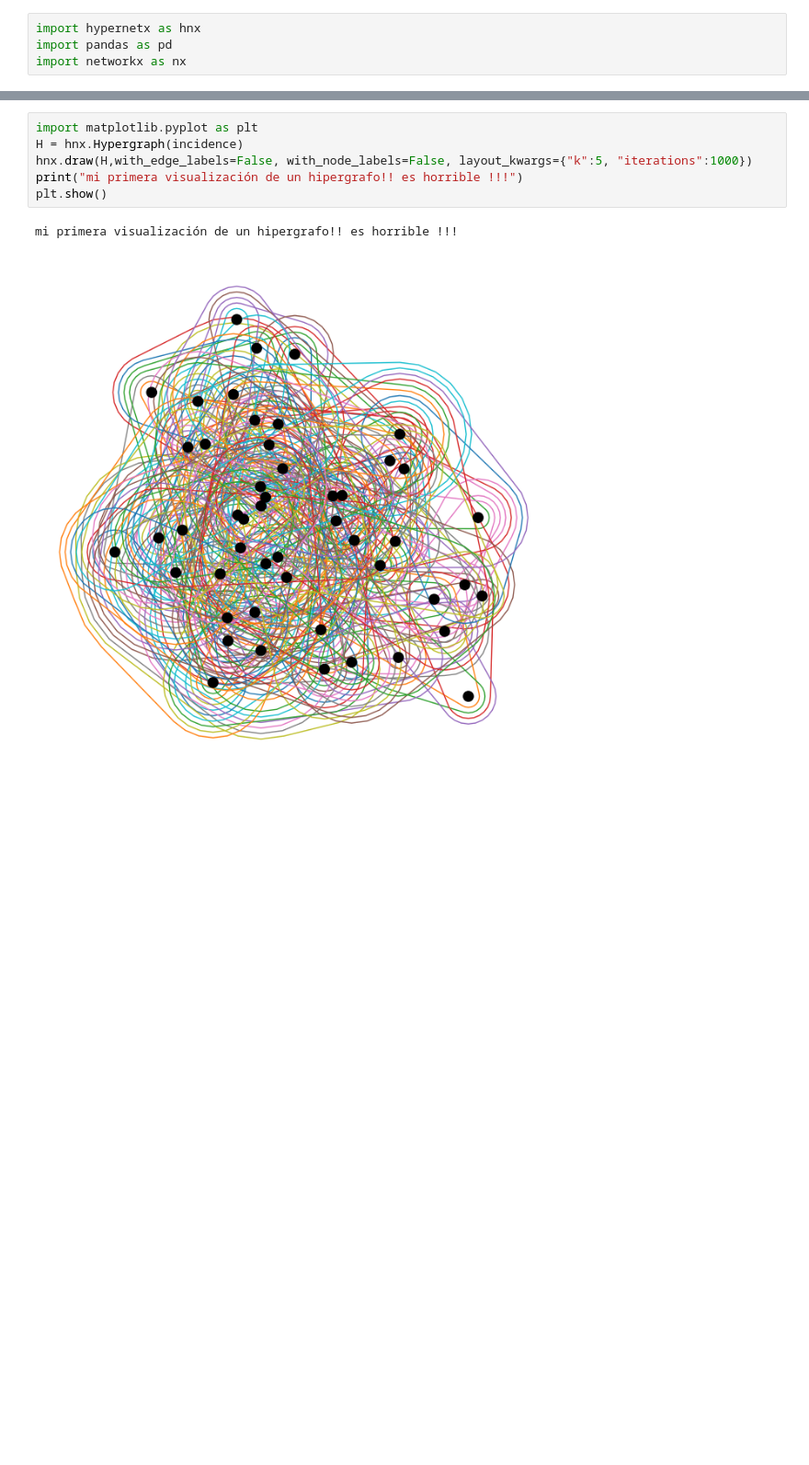
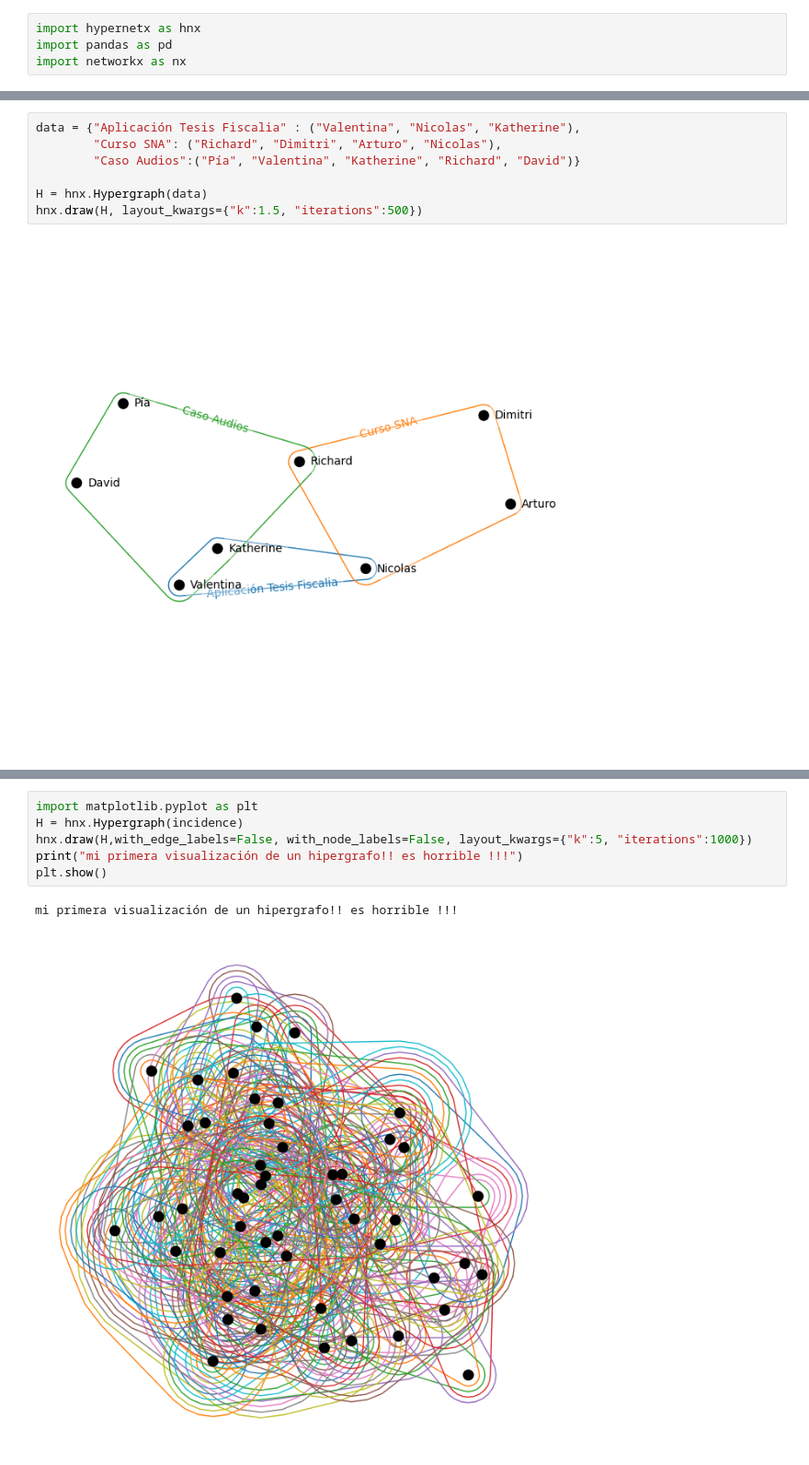
Before and after one commit to dmkla10/tesis, a Jupyter notebook: Hypergraph Visualizations.ipynb, the cells around one changed output, grey strips where cells are left out. Shown: that part at 92% size. Cells and saved outputs as stored; diff of their text form; blank space fills up the shorter version.

```diff
--- a/Hypergraph Visualizations.ipynb
+++ b/Hypergraph Visualizations.ipynb
@@ -10,0 +11,9 @@ list(H.nodes)
+# %%
+data = {"Aplicación Tesis Fiscalia" : ("Valentina", "Nicolas", "Katherine"),
+        "Curso SNA": ("Richard", "Dimitri", "Arturo", "Nicolas"),
+        "Caso Audios":("Pía", "Valentina", "Katherine", "Richard", "David")}
+
+H = hnx.Hypergraph(data)
+hnx.draw(H, layout_kwargs={"k":1.5, "iterations":500})
+# %% [output]
+[figure, added]
```
Also changed, not shown: parts of 3 cells of this notebook.
